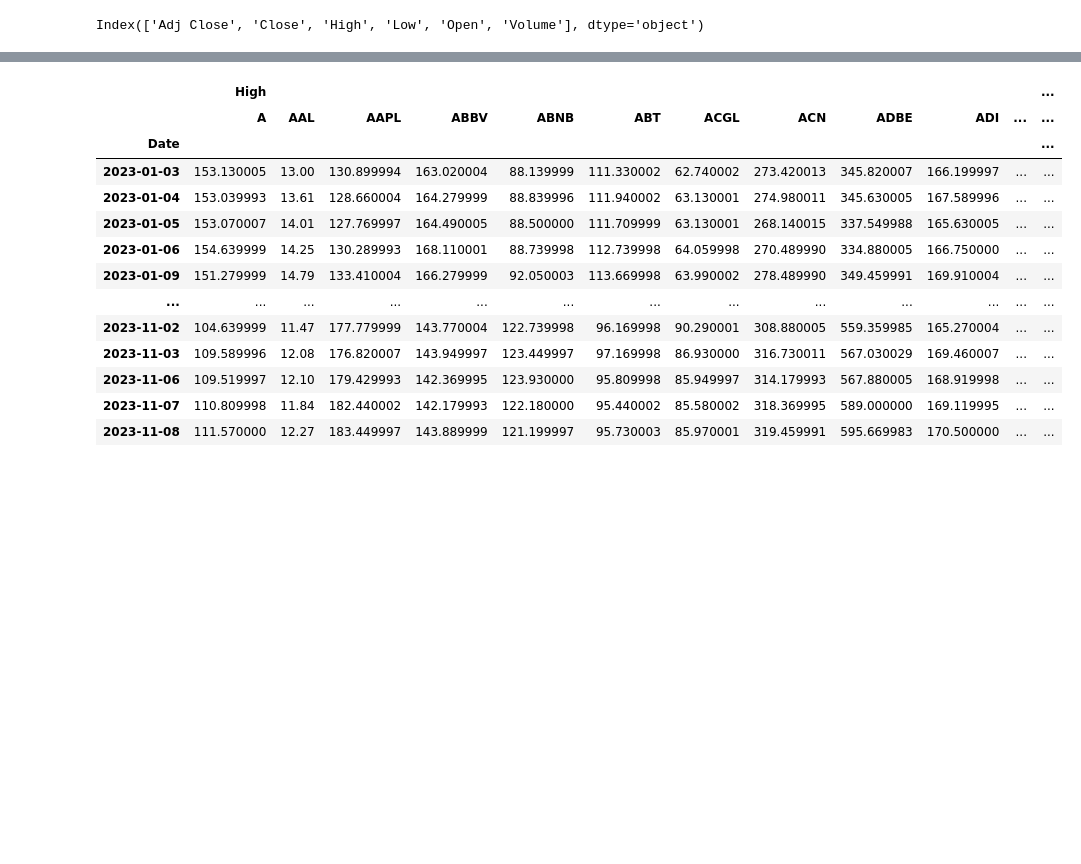
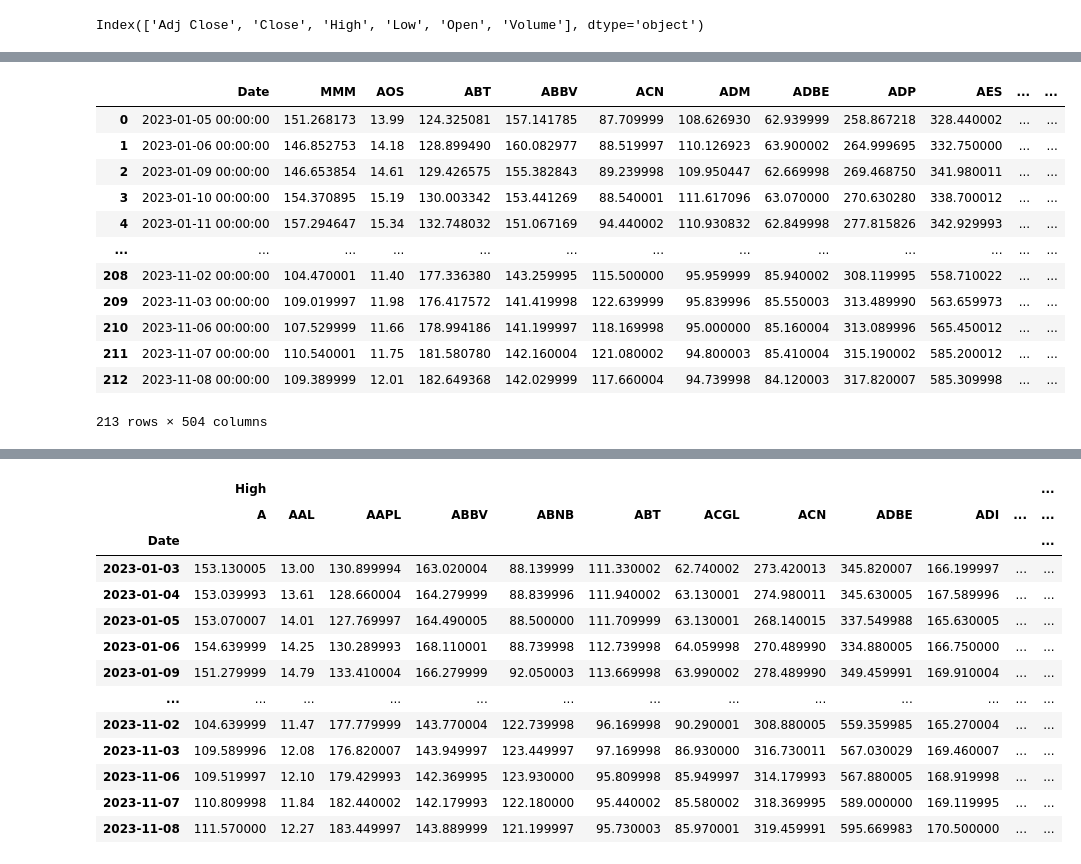
Before and after one commit to IgnacioGB1990/Anti-Theft-Alarm-BI-Project, a Jupyter notebook: stock/get_data_yahoo.ipynb, the cells around one changed output, grey strips where cells are left out. Saved outputs shown, nothing was run; the diff lists cells and outputs as text; code cells hidden in the pictures; blank space fills up the shorter version.

```diff
--- a/stock/get_data_yahoo.ipynb
+++ b/stock/get_data_yahoo.ipynb
@@ -188,0 +223,22 @@ for i in header_array:
+# %%
+read = pd.read_csv('data/prueba.csv',skiprows=1)
+read
+
+
+read.columns = ticker_list
+
+read
+# %% [output]
+|  | Date | MMM | AOS | ABT | ABBV | ACN | ADM | ADBE | ADP | AES | ... | ... |
+| 0 | 2023-01-05 00:00:00 | 151.268173 | 13.99 | 124.325081 | 157.141785 | 87.709999 | 108.626930 | 62.939999 | 258.867218 | 328.440002 | ... | ... |
+| 1 | 2023-01-06 00:00:00 | 146.852753 | 14.18 | 128.899490 | 160.082977 | 88.519997 | 110.126923 | 63.900002 | 264.999695 | 332.750000 | ... | ... |
+| 2 | 2023-01-09 00:00:00 | 146.653854 | 14.61 | 129.426575 | 155.382843 | 89.239998 | 109.950447 | 62.669998 | 269.468750 | 341.980011 | ... | ... |
+| 3 | 2023-01-10 00:00:00 | 154.370895 | 15.19 | 130.003342 | 153.441269 | 88.540001 | 111.617096 | 63.070000 | 270.630280 | 338.700012 | ... | ... |
+| 4 | 2023-01-11 00:00:00 | 157.294647 | 15.34 | 132.748032 | 151.067169 | 94.440002 | 110.930832 | 62.849998 | 277.815826 | 342.929993 | ... | ... |
+| ... | ... | ... | ... | ... | ... | ... | ... | ... | ... | ... | ... | ... |
+| 208 | 2023-11-02 00:00:00 | 104.470001 | 11.40 | 177.336380 | 143.259995 | 115.500000 | 95.959999 | 85.940002 | 308.119995 | 558.710022 | ... | ... |
+| 209 | 2023-11-03 00:00:00 | 109.019997 | 11.98 | 176.417572 | 141.419998 | 122.639999 | 95.839996 | 85.550003 | 313.489990 | 563.659973 | ... | ... |
+| 210 | 2023-11-06 00:00:00 | 107.529999 | 11.66 | 178.994186 | 141.199997 | 118.169998 | 95.000000 | 85.160004 | 313.089996 | 565.450012 | ... | ... |
+| 211 | 2023-11-07 00:00:00 | 110.540001 | 11.75 | 181.580780 | 142.160004 | 121.080002 | 94.800003 | 85.410004 | 315.190002 | 585.200012 | ... | ... |
+| 212 | 2023-11-08 00:00:00 | 109.389999 | 12.01 | 182.649368 | 142.029999 | 117.660004 | 94.739998 | 84.120003 | 317.820007 | 585.309998 | ... | ... |
+213 rows × 504 columns
```
Also changed, not shown: parts of 14 cells of this notebook, 1 other file.
